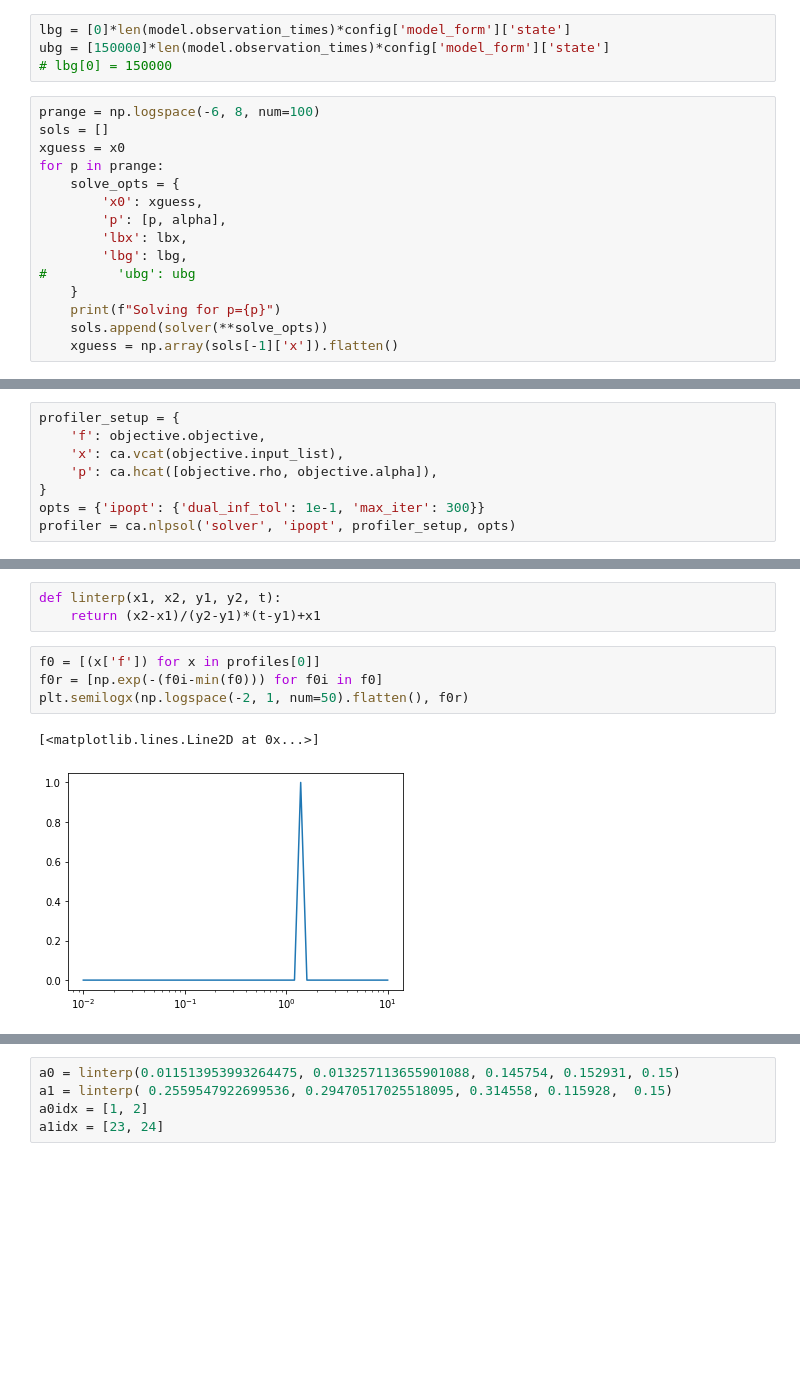
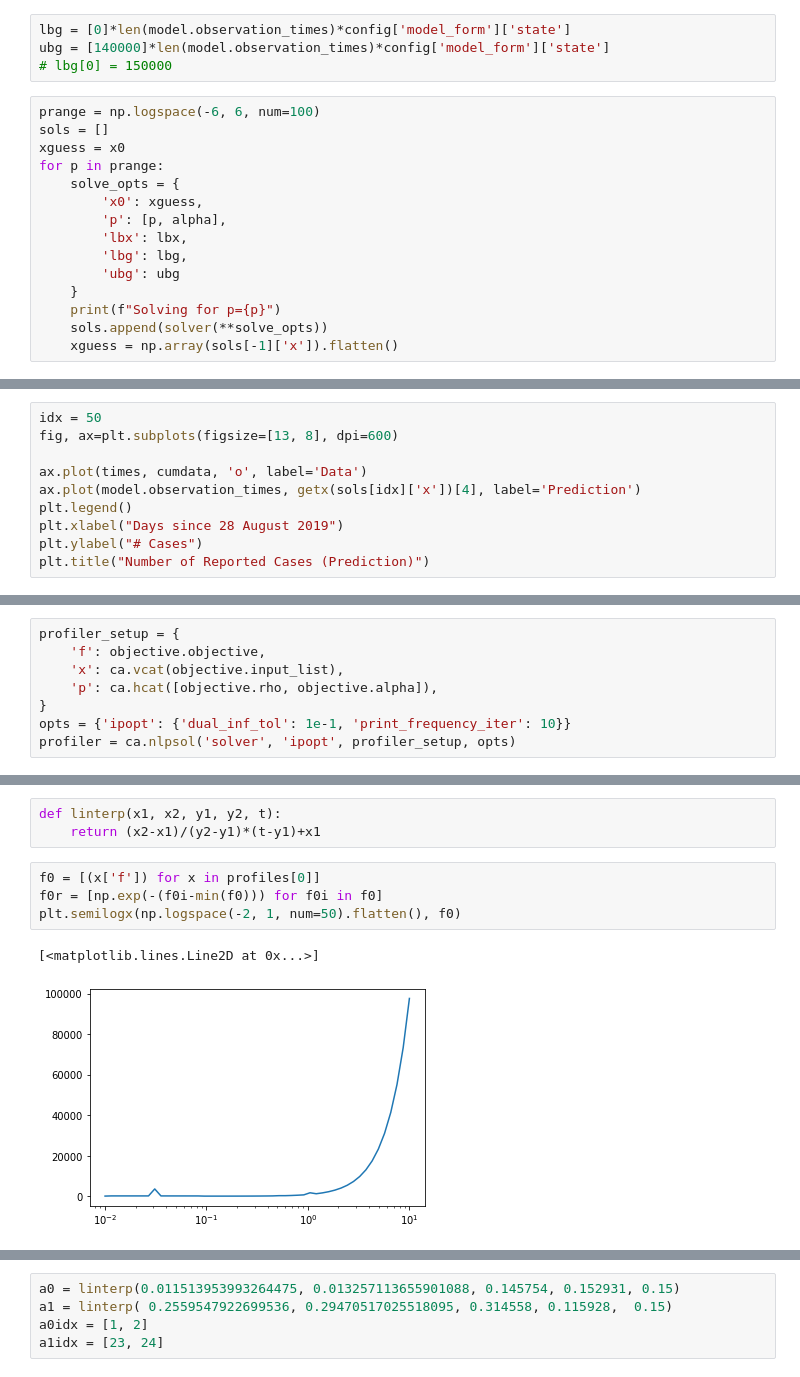
Before and after one commit to dwu402/pypei, a Jupyter notebook: samoa.ipynb, the cells around one changed output, grey strips where cells are left out. Cells and saved outputs as stored; diff of their text form; blank space fills up the shorter version.

```diff
--- a/samoa.ipynb
+++ b/samoa.ipynb
@@ -130,9 +136,9 @@ plt.plot(times, cumdata, 'o')
 # %%
 lbg = [0]*len(model.observation_times)*config['model_form']['state']
-ubg = [150000]*len(model.observation_times)*config['model_form']['state']
+ubg = [140000]*len(model.observation_times)*config['model_form']['state']
 # lbg[0] = 150000
 # %%
-prange = np.logspace(-6, 8, num=100)
+prange = np.logspace(-6, 6, num=100)
 sols = []
 xguess = x0
 for p in prange:
@@ -141,7 +147,7 @@ for p in prange:
         'p': [p, alpha],
         'lbx': lbx,
         'lbg': lbg,
-#         'ubg': ubg
+        'ubg': ubg
     }
     print(f"Solving for p={p}")
     sols.append(solver(**solve_opts))
@@ -272,0 +290,10 @@ ax.plot(model.observation_times, getx(sols[idx]['x'])[3], label='R')
+# %%
+idx = 50
+fig, ax=plt.subplots(figsize=[13, 8], dpi=600)
+
+ax.plot(times, cumdata, 'o', label='Data')
+ax.plot(model.observation_times, getx(sols[idx]['x'])[4], label='Prediction')
+plt.legend()
+plt.xlabel("Days since 28 August 2019")
+plt.ylabel("# Cases")
+plt.title("Number of Reported Cases (Prediction)")
@@ -276,7 +319,7 @@ profiler_setup = {
     'x': ca.vcat(objective.input_list),
     'p': ca.hcat([objective.rho, objective.alpha]),
 }
-opts = {'ipopt': {'dual_inf_tol': 1e-1, 'max_iter': 300}}
+opts = {'ipopt': {'dual_inf_tol': 1e-1, 'print_frequency_iter': 10}}
 profiler = ca.nlpsol('solver', 'ipopt', profiler_setup, opts)
 # %%
 rho = prange[idx]
@@ -319,10 +504,10 @@ def linterp(x1, x2, y1, y2, t):
 # %%
 f0 = [(x['f']) for x in profiles[0]]
 f0r = [np.exp(-(f0i-min(f0))) for f0i in f0]
-plt.semilogx(np.logspace(-2, 1, num=50).flatten(), f0r)
+plt.semilogx(np.logspace(-2, 1, num=50).flatten(), f0)
 # %% [output]
 [<matplotlib.lines.Line2D at 0x...>]
-[figure, old version]
+[figure, new version]
 # %%
 list(zip(range(50), np.logspace(-2, 1, num=50),f0r))
 # %% [output]
```
Also changed, not shown: parts of 44 cells of this notebook, 1 other file.
